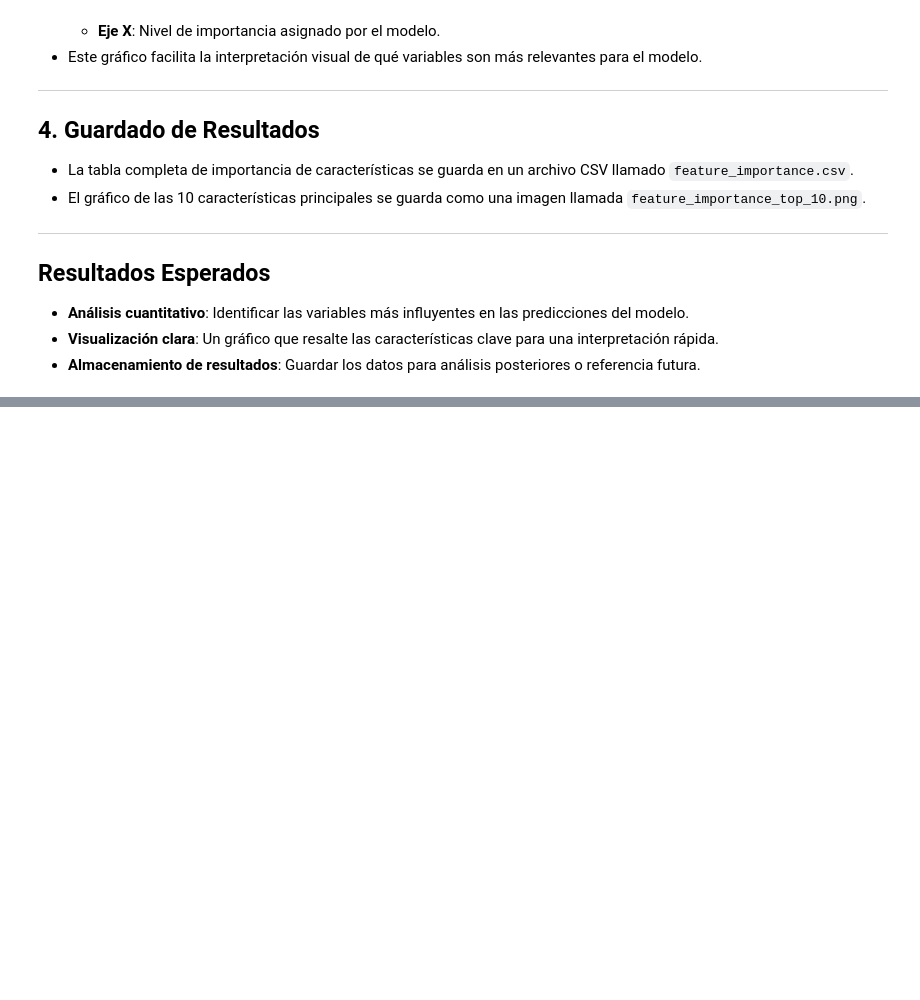
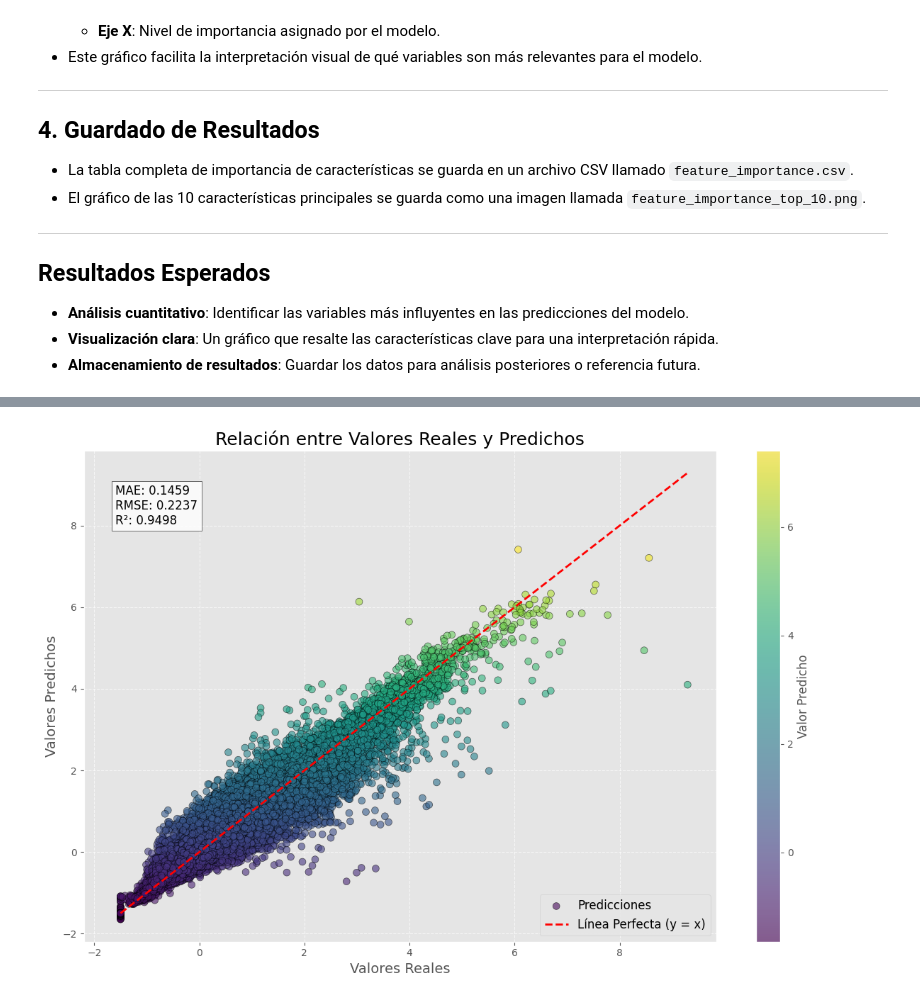
Before and after one commit to soyjosep/proyecto_prediccion_ventas, a Jupyter notebook: ventas_prediccion.ipynb, the cells around one changed output, grey strips where cells are left out. Drawn from its saved outputs; the diff is of its cells as text; code cells hidden in the pictures; blank space fills up the shorter version.

```diff
--- a/ventas_prediccion.ipynb
+++ b/ventas_prediccion.ipynb
@@ -1340,0 +1673,91 @@ Importancia de las características guardada en 'feature_importance.csv'.
+# %%
+import matplotlib.pyplot as plt
+import numpy as np
+
+def plot_real_vs_predicted(
+    y_test, y_pred, file_name="real_vs_predicted.png", log_scale=False, save_metrics_file=None
+):
+    """
+    Visualizar la relación entre valores reales y predichos con mejoras.
+
+    Args:
+        y_test (array-like): Valores reales.
+        y_pred (array-like): Valores predichos.
+        file_name (str): Nombre del archivo para guardar el gráfico. Por defecto, 'real_vs_predicted.png'.
+        log_scale (bool): Si es True, aplica escalado logarítmico a los ejes. Por defecto, False.
+        save_metrics_file (str): Si se proporciona, guarda las métricas calculadas en un archivo de texto.
+    """
+    try:
+        # Validar entradas
+        if len(y_test) != len(y_pred):
+            raise ValueError("Las dimensiones de y_test y y_pred no coinciden.")
+
+        # Crear el gráfico
+        plt.figure(figsize=(12, 8))
+        scatter = plt.scatter(
+            y_test, y_pred, alpha=0.6, c=y_pred, cmap="viridis", edgecolor="k", s=50, label="Predicciones"
+        )
+        plt.colorbar(scatter, label="Valor Predicho")
+        plt.plot(
+            [min(y_test), max(y_test)],
+            [min(y_test), max(y_test)],
+            "--", color="red", linewidth=2, label="Línea Perfecta (y = x)"
+        )
+
+        # Calcular métricas para mostrar en el gráfico
+        mae = np.mean(np.abs(y_test - y_pred))
+        rmse = np.sqrt(np.mean((y_test - y_pred) ** 2))
+        r2 = 1 - (np.sum((y_test - y_pred) ** 2) / np.sum((y_test - np.mean(y_test)) ** 2))
+
+        # Añadir cuadro de texto para las métricas sin superposición
+        plt.gca().annotate(
+            f"MAE: {mae:.4f}\nRMSE: {rmse:.4f}\nR²: {r2:.4f}",
+            xy=(0.05, 0.85),
+            xycoords="axes fraction",
+            fontsize=12,
+            bbox=dict(facecolor="white", alpha=0.8, edgecolor="black")
+        )
+
+        # Ajustar el rango de los ejes con márgenes dinámicos
+        y_min, y_max = min(min(y_test), min(y_pred)), max(max(y_test), max(y_pred))
+        margin = 0.05 * (y_max - y_min)
+        plt.xlim([y_min - margin, y_max + margin])
+        plt.ylim([y_min - margin, y_max + margin])
+
+        # Aplicar escalado logarítmico si es necesario
+        if log_scale:
+            plt.xscale("log")
+            plt.yscale("log")
+            plt.xlabel("Valores Reales (log)", fontsize=14)
+            plt.ylabel("Valores Predichos (log)", fontsize=14)
+        else:
+            plt.xlabel("Valores Reales", fontsize=14)
+            plt.ylabel("Valores Predichos", fontsize=14)
+
+        # Estética y diseño
+        plt.title("Relación entre Valores Reales y Predichos", fontsize=18)
+        plt.legend(fontsize=12, loc="lower right")
+        plt.grid(linestyle="--", alpha=0.7)
+        plt.tight_layout()
+
+        # Guardar y mostrar el gráfico
+        plt.savefig(file_name, dpi=300, bbox_inches="tight")
+        plt.show()
+        print(f"\nGráfico de valores reales vs. predichos guardado como '{file_name}'.")
+
+        # Guardar métricas en un archivo si se proporciona un nombre
+        if save_metrics_file:
+            with open(save_metrics_file, "w") as file:
+                file.write(f"MAE: {mae:.4f}\nRMSE: {rmse:.4f}\nR²: {r2:.4f}\n")
+            print(f"Métricas guardadas en '{save_metrics_file}'.")
+
+    except Exception as e:
+        print(f"Error al generar el gráfico: {e}")
+        raise
+
+# Llamar a la función
+plot_real_vs_predicted(
+    y_test, y_pred, file_name="real_vs_predicted_enhanced.png", log_scale=False, save_metrics_file="metrics.txt"
+)
+# %% [output]
+[figure, added]
```
Also changed, not shown: parts of 20 cells of this notebook, 21 other files.
